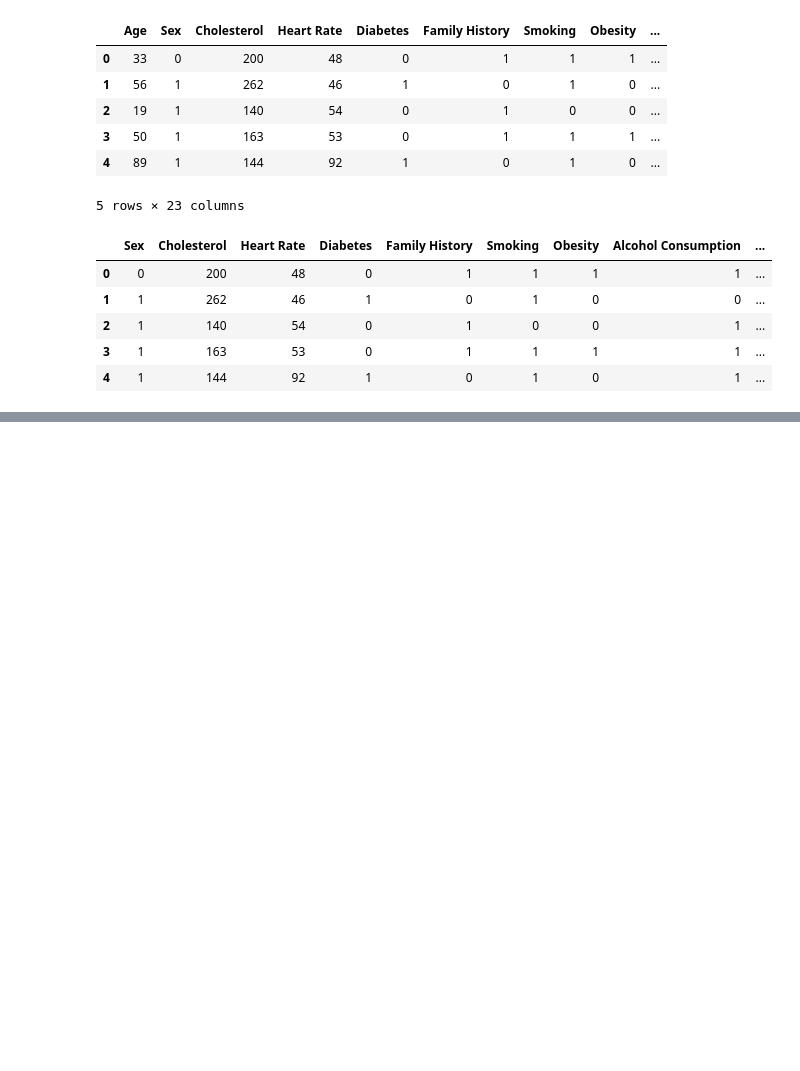
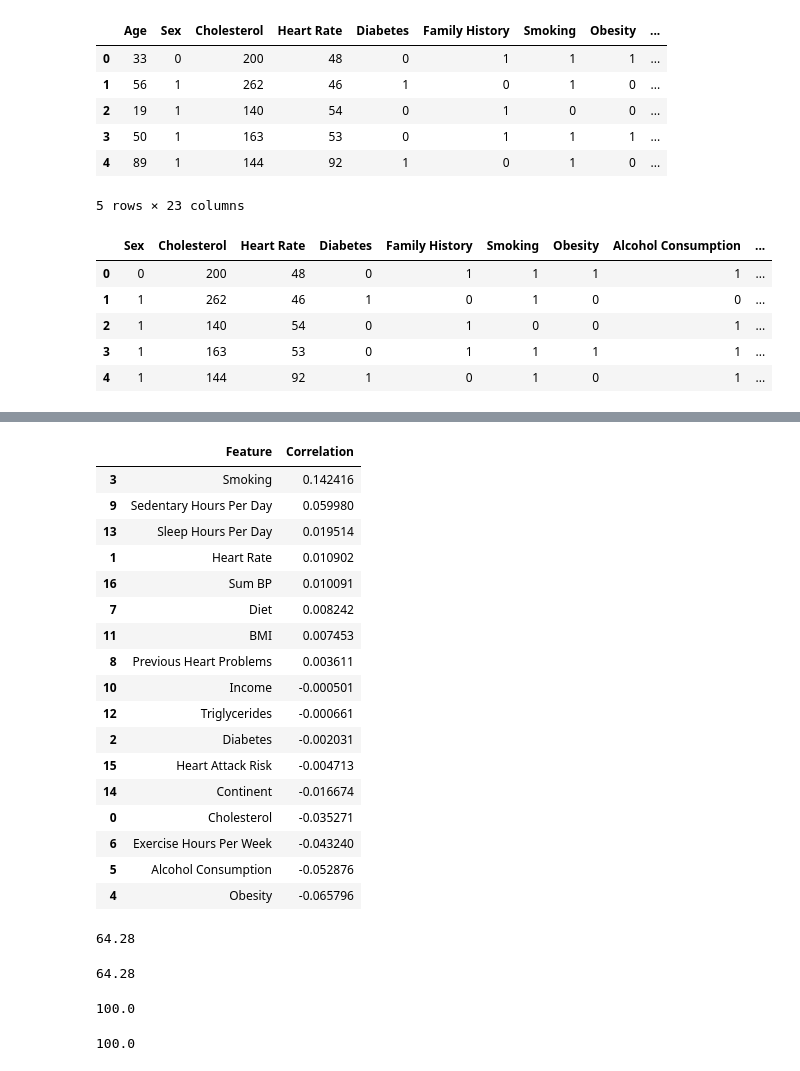
Before and after one commit to GlitchBox/CSE-572-Data-Mining-Project, a Jupyter notebook: baseline.ipynb, the cells around one changed output, grey strips where cells are left out. Cells and saved outputs as stored; diff of their text form; code cells hidden in the pictures; blank space fills up the shorter version.

```diff
--- a/baseline.ipynb
+++ b/baseline.ipynb
@@ -295,0 +301,11 @@ train_df.head(20)
+# %%
+X_train = train_df.drop("Heart Attack Risk", axis=1)
+Y_train = train_df["Heart Attack Risk"]
+# X_test  = test_df.drop("Heart Attack Risk", axis=1).copy()
+# X_train.shape, Y_train.shape, X_test.shape
+# %%
+logreg = LogisticRegression()
+logreg.fit(X_train, Y_train)
+# Y_pred = logreg.predict(X_train)
+acc_log = round(logreg.score(X_train, Y_train) * 100, 2)
+acc_log
@@ -295,0 +321,58 @@ train_df.head(20)
+# %%
+coeff_df = pd.DataFrame(train_df.columns.delete(0))
+coeff_df.columns = ['Feature']
+coeff_df["Correlation"] = pd.Series(logreg.coef_[0])
+
+coeff_df.sort_values(by='Correlation', ascending=False)
+# %% [output]
+|  | Feature | Correlation |
+| 3 | Smoking | 0.142416 |
+| 9 | Sedentary Hours Per Day | 0.059980 |
+| 13 | Sleep Hours Per Day | 0.019514 |
+| 1 | Heart Rate | 0.010902 |
+| 16 | Sum BP | 0.010091 |
+| 7 | Diet | 0.008242 |
+| 11 | BMI | 0.007453 |
+| 8 | Previous Heart Problems | 0.003611 |
+| 10 | Income | -0.000501 |
+| 12 | Triglycerides | -0.000661 |
+| 2 | Diabetes | -0.002031 |
+| 15 | Heart Attack Risk | -0.004713 |
+| 14 | Continent | -0.016674 |
+| 0 | Cholesterol | -0.035271 |
+| 6 | Exercise Hours Per Week | -0.043240 |
+| 5 | Alcohol Consumption | -0.052876 |
+| 4 | Obesity | -0.065796 |
+# %%
+svc = SVC()
+svc.fit(X_train, Y_train)
+# Y_pred = svc.predict(X_test)
+acc_svc = round(svc.score(X_train, Y_train) * 100, 2)
+acc_svc
+# %% [output]
+64.28
+# %%
+linear_svc = LinearSVC()
+linear_svc.fit(X_train, Y_train)
+# Y_pred = linear_svc.predict(X_test)
+acc_linear_svc = round(linear_svc.score(X_train, Y_train) * 100, 2)
+acc_linear_svc
+# %% [output]
+64.28
+# %%
+decision_tree = DecisionTreeClassifier()
+decision_tree.fit(X_train, Y_train)
+# Y_pred = decision_tree.predict(X_test)
+acc_decision_tree = round(decision_tree.score(X_train, Y_train) * 100, 2)
+acc_decision_tree
+# %% [output]
+100.0
+# %%
+random_forest = RandomForestClassifier(n_estimators=100)
+random_forest.fit(X_train, Y_train)
+# Y_pred = random_forest.predict(X_test)
+random_forest.score(X_train, Y_train)
+acc_random_forest = round(random_forest.score(X_train, Y_train) * 100, 2)
+acc_random_forest
+# %% [output]
+100.0
```
Also changed, not shown: parts of 10 cells of this notebook.
